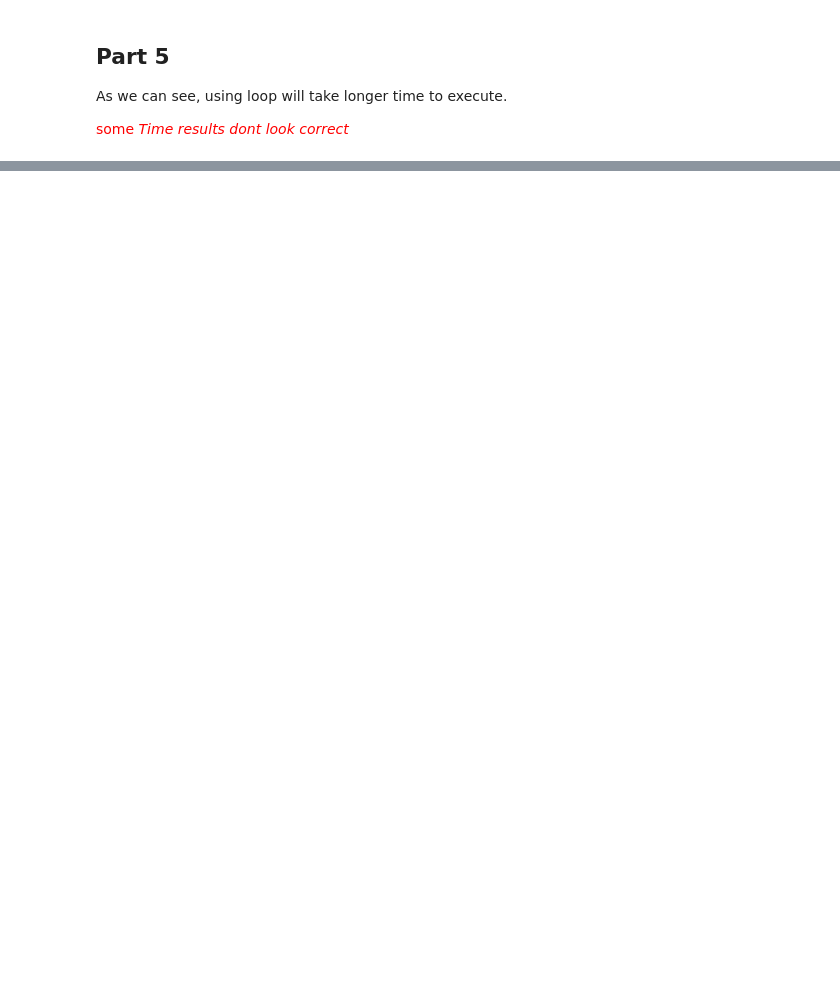
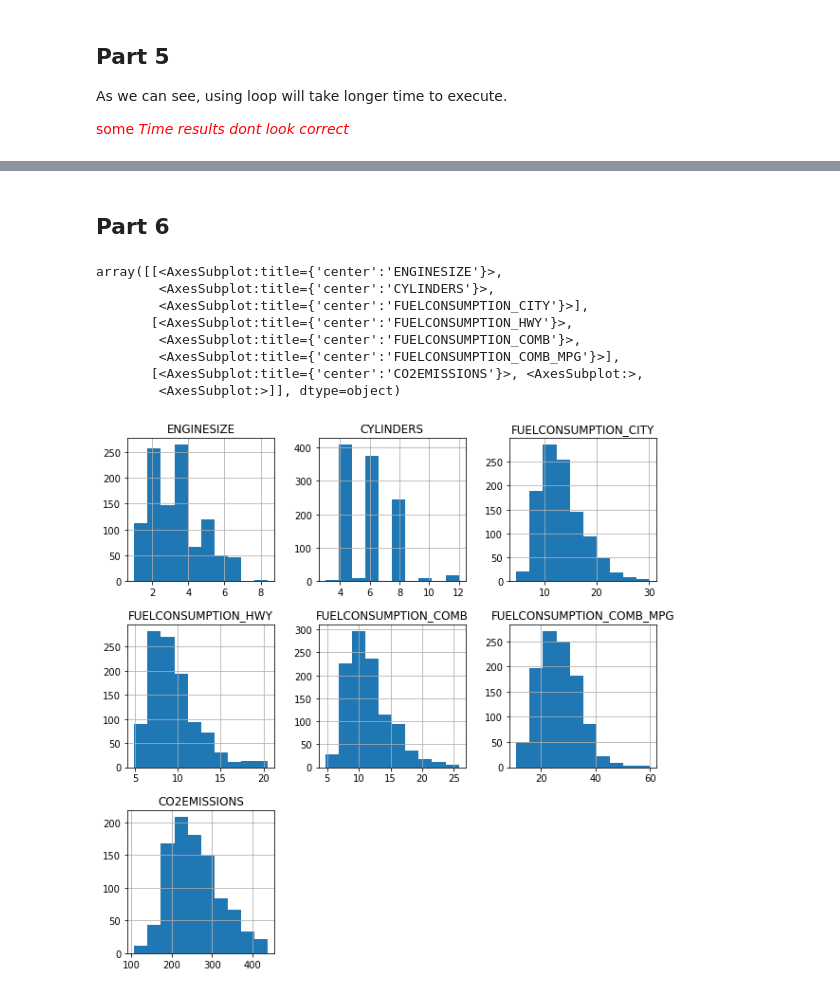
Before and after one commit to SM2A/Artificial_Intelligence_Course_Projects, a Jupyter notebook: CA0/Report.ipynb, the cells around one changed output, grey strips where cells are left out. Cells and saved outputs as stored; diff of their text form; code cells hidden in the pictures; blank space fills up the shorter version.

Commit message:
Part 6

```diff
--- a/CA0/Report.ipynb
+++ b/CA0/Report.ipynb
@@ -156,0 +157,15 @@ Executed in 0.0019991397857666016 seconds
+# %% [markdown]
+## Part 6
+# %%
+initial_data.hist(column=['ENGINESIZE','CYLINDERS','FUELCONSUMPTION_CITY','FUELCONSUMPTION_HWY',
+                          'FUELCONSUMPTION_COMB','FUELCONSUMPTION_COMB_MPG','CO2EMISSIONS'],figsize=(10,10))
+# %% [output]
+array([[<AxesSubplot:title={'center':'ENGINESIZE'}>,
+        <AxesSubplot:title={'center':'CYLINDERS'}>,
+        <AxesSubplot:title={'center':'FUELCONSUMPTION_CITY'}>],
+       [<AxesSubplot:title={'center':'FUELCONSUMPTION_HWY'}>,
+        <AxesSubplot:title={'center':'FUELCONSUMPTION_COMB'}>,
+        <AxesSubplot:title={'center':'FUELCONSUMPTION_COMB_MPG'}>],
+       [<AxesSubplot:title={'center':'CO2EMISSIONS'}>, <AxesSubplot:>,
+        <AxesSubplot:>]], dtype=object)
+[figure, added]
```
Also changed, not shown: parts of 2 cells of this notebook, 1 other file.
